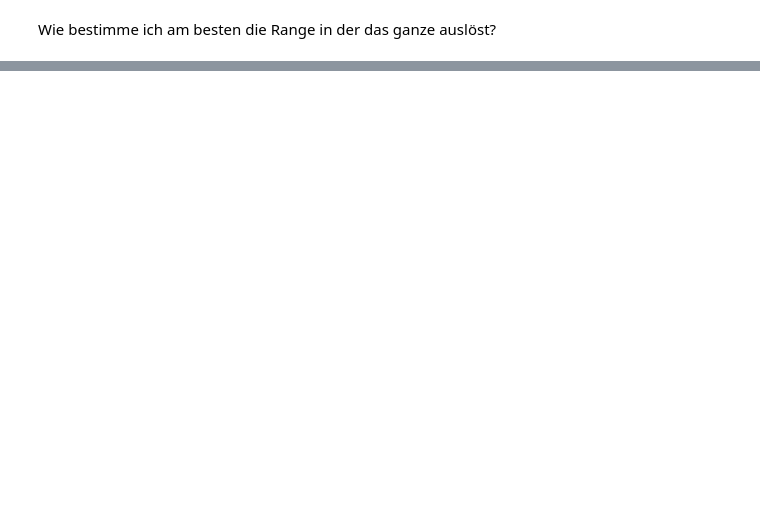
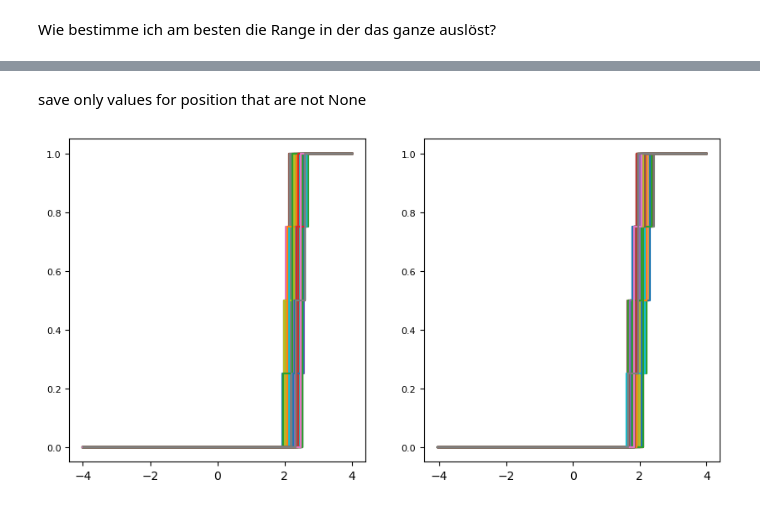
Before and after one commit to annnnna42/Arduino_KDC101_Control_and_Evaluation, a Jupyter notebook: plots_reed.ipynb, the cells around one changed output, grey strips where cells are left out. Cells and saved outputs as stored; diff of their text form; code cells hidden in the pictures; blank space fills up the shorter version.

```diff
--- a/plots_reed.ipynb
+++ b/plots_reed.ipynb
@@ -200,0 +225,40 @@ Print all Reed Front
+# %% [markdown]
+save only values for position that are not None
+# %%
+fig, ax = plt.subplots(1,2, figsize=(10,5))
+
+pos_fw_noNone = []
+pos_bw_noNone = []
+sum_reed_fw = []
+sum_reed_bw = []
+
+for i in range(rounds-1):
+    pos_fw_noNone_i = []
+    pos_bw_noNone_i = []
+    sum_reed_fw_noNone_i = []
+    sum_reed_bw_noNone_i = []
+
+    pos_fw_round_i = pos_fw_all[i]
+    pos_bw_round_i = pos_bw_all[i]
+    sum_reed_i = sum_reed[i]
+
+    # die Daten von None Werten bereinigen
+    for j in range(len(pos_fw_round_i)):
+        if pos_fw_round_i[j] != None:
+            pos_fw_noNone_i.append(pos_fw_round_i[j])
+            sum_reed_fw_noNone_i.append(sum_reed_i[j])
+
+        if pos_bw_round_i[j] != None:
+            pos_bw_noNone_i.append(pos_bw_round_i[j])
+            sum_reed_bw_noNone_i.append(sum_reed_i[j])
+
+    sum_reed_fw.append(sum_reed_fw_noNone_i)
+    sum_reed_bw.append(sum_reed_bw_noNone_i)
+    pos_fw_noNone.append(pos_fw_noNone_i)
+    pos_bw_noNone.append(pos_bw_noNone_i)
+
+    # gleicher plot wie oben! Sehr gut
+    ax[0].step(pos_fw_noNone[i],sum_reed_fw[i])
+    ax[1].step(pos_bw_noNone[i],sum_reed_bw[i])
+# %% [output]
+[figure, added]
```
Also changed, not shown: parts of 17 cells of this notebook.
